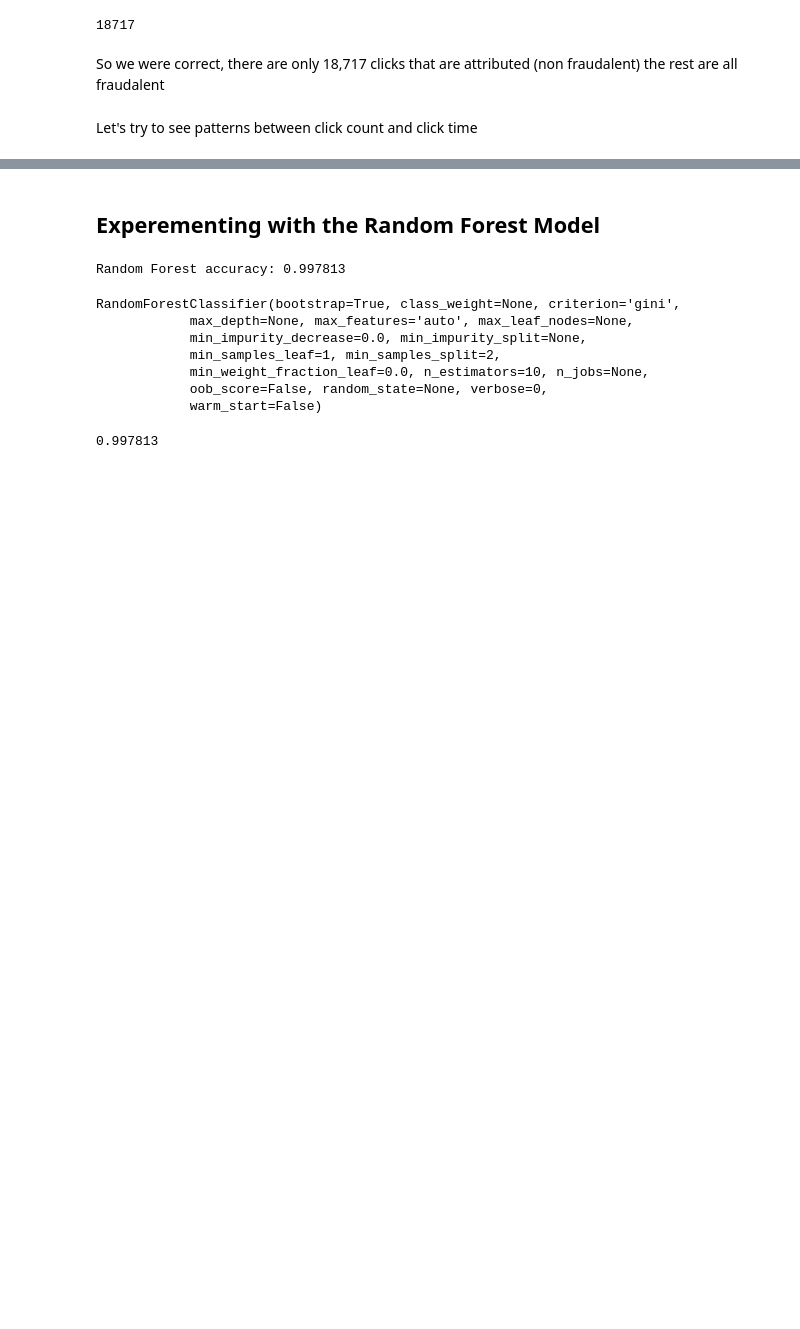
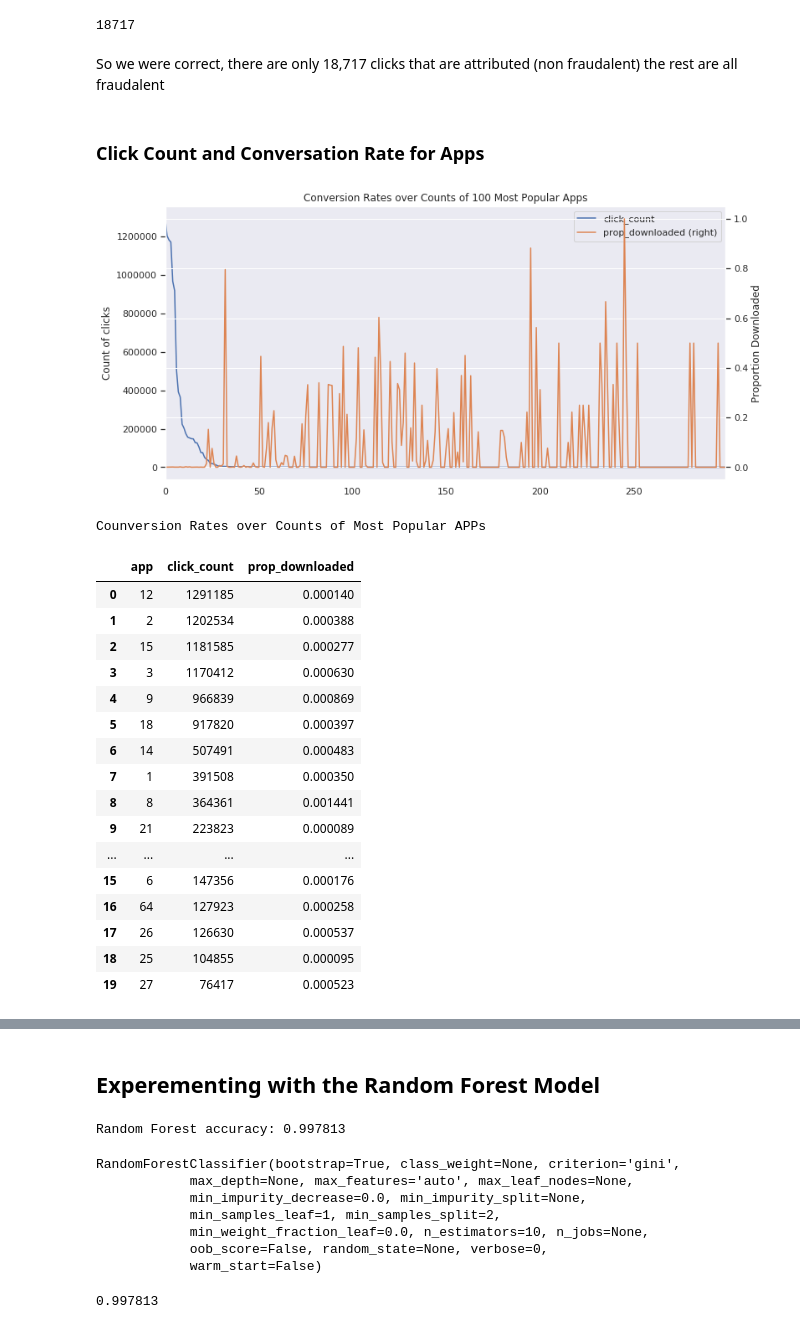
Before and after one commit to catherinelee274/fraud_detection, a Jupyter notebook: eda.ipynb, the cells around one changed output, grey strips where cells are left out. Drawn from its saved outputs; the diff is of its cells as text; code cells hidden in the pictures; blank space fills up the shorter version.

Commit message:
added visualizations for click count & conversation rates on features

```diff
--- a/eda.ipynb
+++ b/eda.ipynb
@@ -26,0 +14,3 @@ data = pd.read_csv("data/train.csv", nrows=round(10e6))
+# %%
+sns.set(rc={'figure.figsize':(12,6)});
+plt.figure(figsize=(12,6));
@@ -104,5 +94,3 @@ data[data["is_attributed"]==1]['is_attributed'].count()
 18717
 # %% [markdown]
 So we were correct, there are only 18,717 clicks that are attributed (non fraudalent) the rest are all fraudalent
-# %% [markdown]
-Let's try to see patterns between click count and click time
@@ -110,0 +97,45 @@ Let's try to see patterns between click count and click time
+# %%
+# Converting features back to numerical data
+mdata = data.copy(deep=True)
+features = ["ip","app","device","os","channel","is_attributed"]
+for feature in features:
+    mdata[feature] = mdata[feature].astype("int64")
+# %% [markdown]
+### Click Count and Conversation Rate for Apps
+# %%
+# Just for practice, let's plot a bar plot on the frequencies of the most frequent app
+
+# grouping by mean produces the conversation rate because values are 1 and 0
+conversation_rate = mdata[['app', 'is_attributed']].groupby('app', as_index=False).mean().sort_values('is_attributed', ascending=False)
+counts = mdata[['app', 'is_attributed']].groupby('app', as_index=False).count().sort_values('is_attributed', ascending=False)
+merge = counts.merge(conversation_rate, on='app', how='left')
+merge.columns = ['app', 'click_count', 'prop_downloaded']
+
+ax = merge[:300].plot(y=["click_count","prop_downloaded"],secondary_y='prop_downloaded')
+plt.title('Conversion Rates over Counts of 100 Most Popular Apps')
+ax.set(ylabel='Count of clicks')
+plt.ylabel('Proportion Downloaded')
+plt.show()
+
+print('Counversion Rates over Counts of Most Popular APPs')
+merge.head(10)
+# %% [output]
+[figure, added]
+Counversion Rates over Counts of Most Popular APPs
+|  | app | click_count | prop_downloaded |
+| 0 | 12 | 1291185 | 0.000140 |
+| 1 | 2 | 1202534 | 0.000388 |
+| 2 | 15 | 1181585 | 0.000277 |
+| 3 | 3 | 1170412 | 0.000630 |
+| 4 | 9 | 966839 | 0.000869 |
+| 5 | 18 | 917820 | 0.000397 |
+| 6 | 14 | 507491 | 0.000483 |
+| 7 | 1 | 391508 | 0.000350 |
+| 8 | 8 | 364361 | 0.001441 |
+| 9 | 21 | 223823 | 0.000089 |
+| ... | ... | ... | ... |
+| 15 | 6 | 147356 | 0.000176 |
+| 16 | 64 | 127923 | 0.000258 |
+| 17 | 26 | 126630 | 0.000537 |
+| 18 | 25 | 104855 | 0.000095 |
+| 19 | 27 | 76417 | 0.000523 |
```
Also changed, not shown: parts of 13 cells of this notebook.
